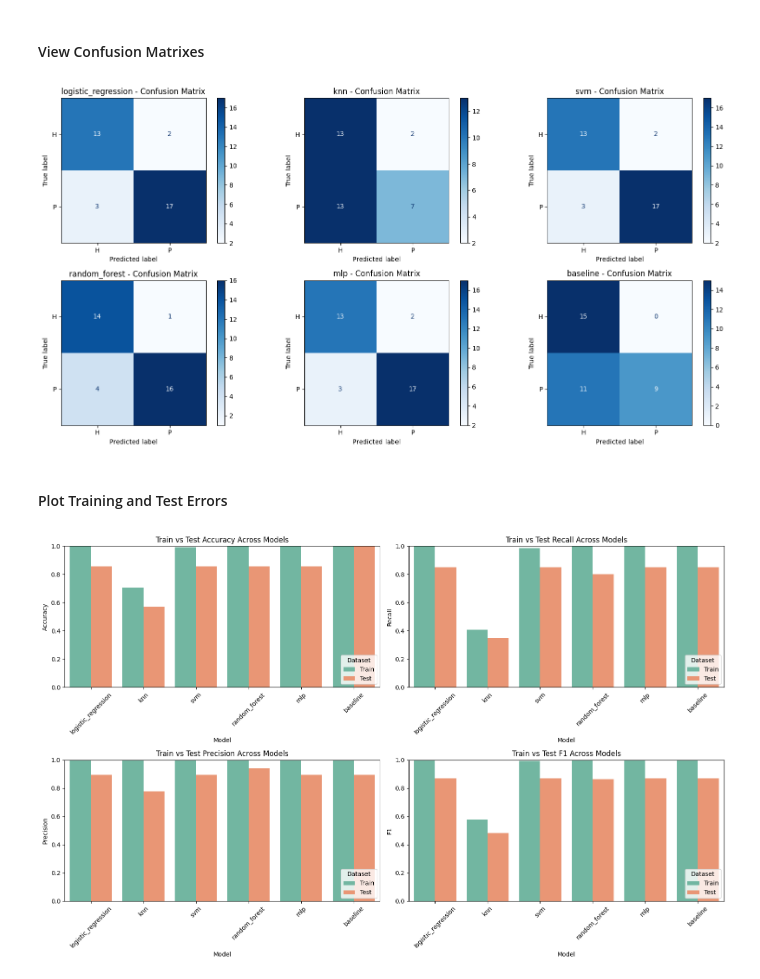
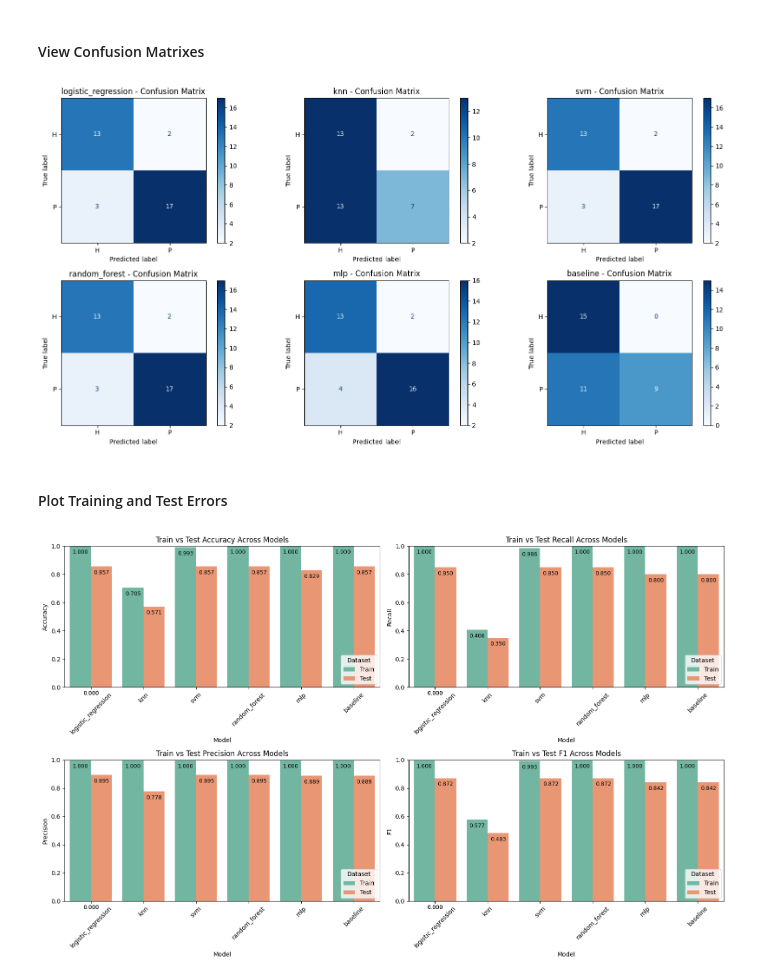
Before and after one commit to HJensen1017/alzheimers-detection, a Jupyter notebook: main.ipynb, the cells around one changed output. Cells and saved outputs as stored; diff of their text form; code cells hidden in the pictures.

Commit message:
Feat: added labels to bar chart and a section discussing improvements.

```diff
--- a/main.ipynb
+++ b/main.ipynb
@@ -127,7 +128,7 @@ y_train_pred = lr.predict(X_train_scaled)
 #### Evaluation
 # %%
 # Get accuracy scores for baseline model
-test_accuracy = lr.score(X_test_scaled, y_hat)
+test_accuracy = lr.score(X_test_scaled, y_test)
 training_accuracy = lr.score(X_train_scaled, y_train)
 # %%
 # Get Precision, Recall and F1
@@ -306,7 +307,7 @@ for j in range(i + 1, len(axes)):
 plt.tight_layout()
 plt.show()
 # %% [output]
-[figure, old version]
+[figure, new version]
 # %% [markdown]
 #### Plot Training and Test Errors
 # %%
@@ -334,27 +335,43 @@ for metric in metrics:
 # %%
 # Set up subplots
 fig, axes = plt.subplots(2, 2, figsize=(16, 10))
 axes = axes.flatten()
 
 # Plot each metric on its own subplot
 for i, metric in enumerate(metrics):
+    ax = axes[i]
     sns.barplot(
         data=melted_metrics[metric],
         x="model_name",
         y=metric,
         hue="dataset",
         ax=axes[i],
         palette="Set2",
     )
-    axes[i].set_title(f"Train vs Test {metric.capitalize()} Across Models")
-    axes[i].set_ylabel(metric.capitalize())
-    axes[i].set_xlabel("Model")
-    axes[i].tick_params(axis="x", rotation=45)
-    axes[i].set_ylim(0, 1)
-    axes[i].legend(title="Dataset", loc="lower right")
+    ax.set_title(f"Train vs Test {metric.capitalize()} Across Models")
+    ax.set_ylabel(metric.capitalize())
+    ax.set_xlabel("Model")
+    ax.tick_params(axis="x", rotation=45)
+    ax.set_ylim(0, 1)
+    ax.legend(title="Dataset", loc="lower right")
+
+    # Add value labels on bars
+    for bar in ax.patches:
+        height = bar.get_height()
+        if not np.isnan(height):  # Ensure value isn't NaN
+            ax.annotate(
+                f"{height:.3f}",
+                (bar.get_x() + bar.get_width() / 2, height),
+                ha="center",
+                va="bottom",
+                fontsize=9,
+                color="black",
+                xytext=(0, -15),
+                textcoords="offset points",
+            )
 
 plt.tight_layout()
 plt.show()
 # %% [output]
-[figure, old version]
+[figure, new version]
 # %% [markdown]
```
Also changed, not shown: parts of 4 cells of this notebook.
